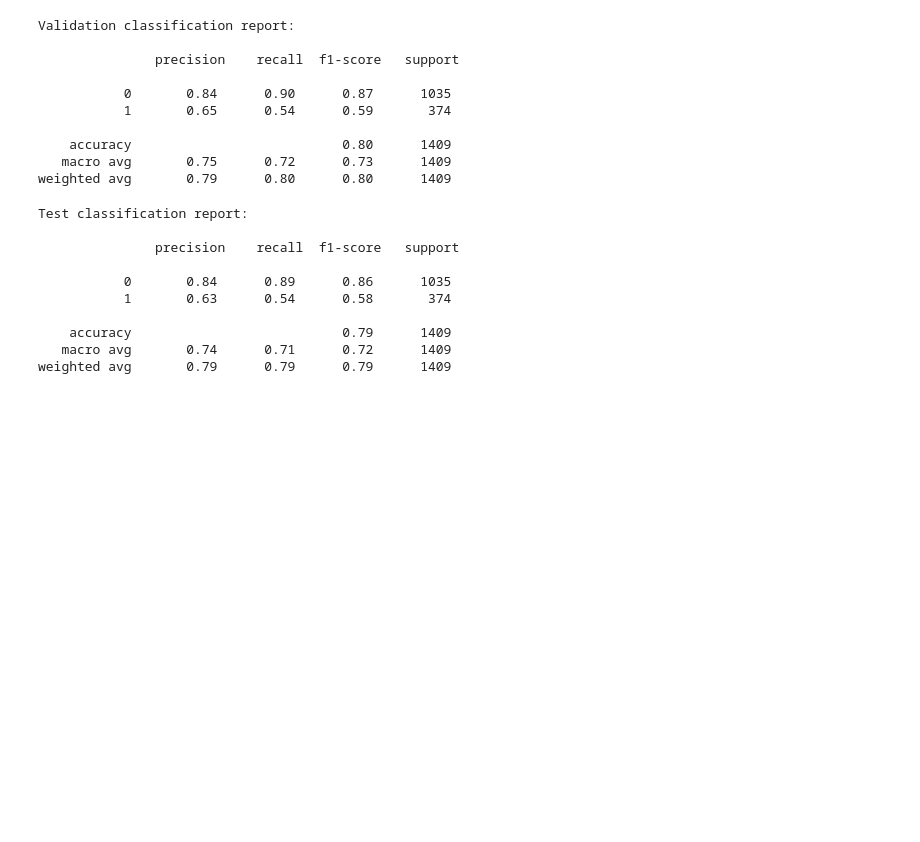
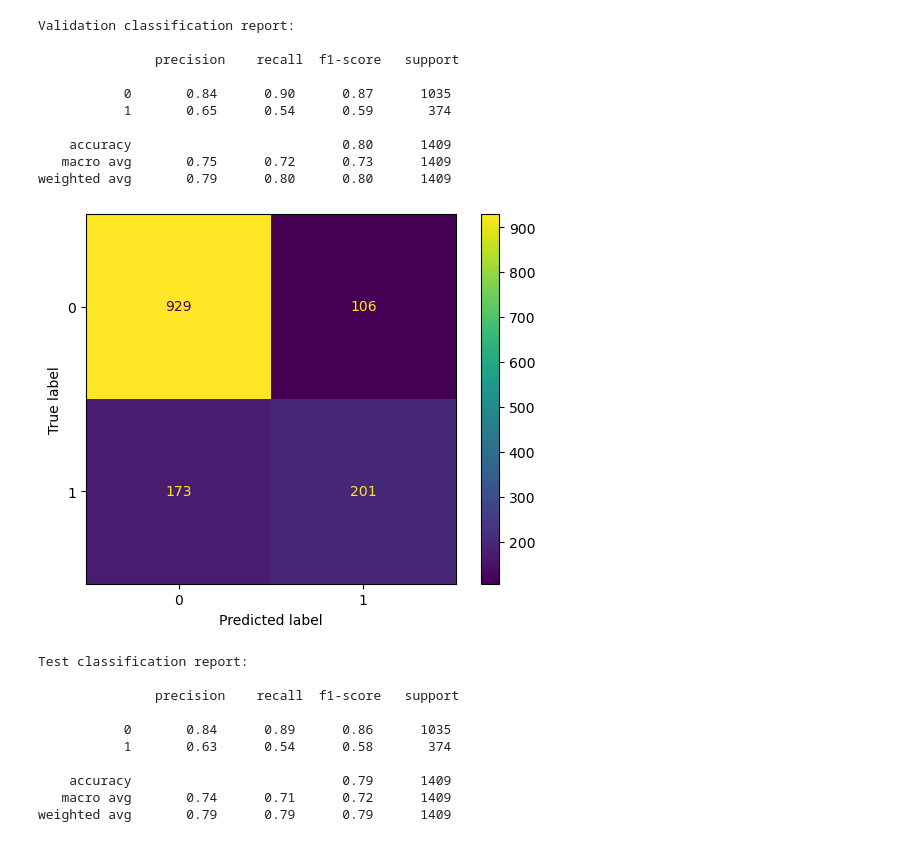
Before and after one commit to i-am-srk/Data-Science-Projects, a Jupyter notebook: churn prediction/churn prediction model.ipynb, the cells around one changed output. Saved outputs shown, nothing was run; the diff lists cells and outputs as text; code cells hidden in the pictures; blank space fills up the shorter version.

```diff
--- a/churn prediction/churn prediction model.ipynb
+++ b/churn prediction/churn prediction model.ipynb
@@ -398,6 +419,13 @@ Validation classification report:
     accuracy                           0.80      1409
    macro avg       0.75      0.72      0.73      1409
 weighted avg       0.79      0.80      0.80      1409
+# %%
+cm = confusion_matrix(y_val, y_val_pred, labels=grid_search.classes_)
+disp = ConfusionMatrixDisplay(confusion_matrix=cm, display_labels=grid_search.classes_)
+disp.plot()
+plt.show()
+# %% [output]
+[figure, added]
 # %%
 y_test_pred = grid_search.predict(X_test)
 print("Test classification report:\n\n", classification_report(y_test, y_test_pred))
```
Also changed, not shown: parts of 8 cells of this notebook.
